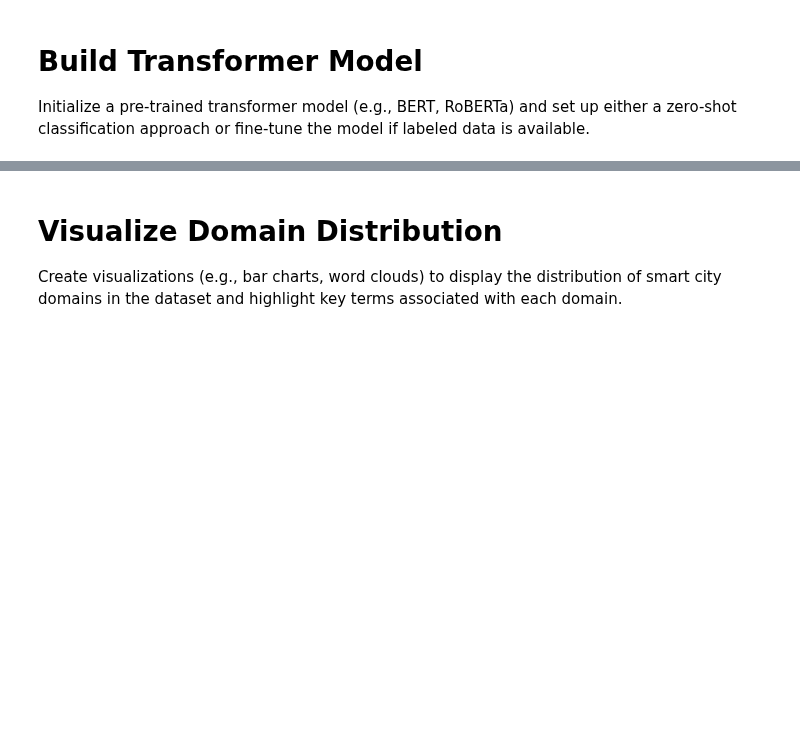
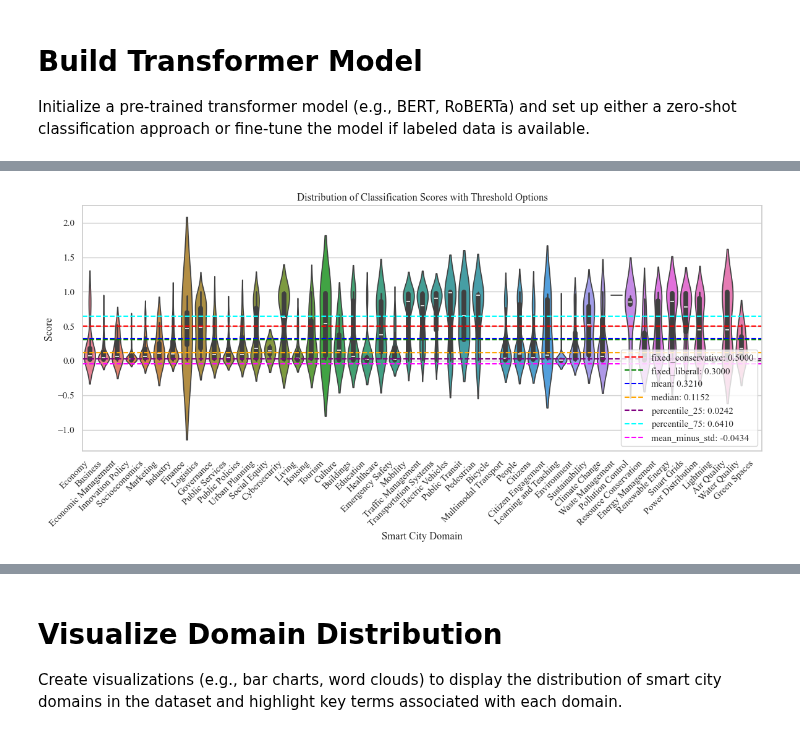
Before and after one commit to les2feup/genai-smartcity, a Jupyter notebook: notebooks/98-Abstract_Semantic_Classification.ipynb, the cells around one changed output, grey strips where cells are left out. Saved outputs shown, nothing was run; the diff lists cells and outputs as text; code cells hidden in the pictures; blank space fills up the shorter version.

Commit message:
Update smart city domain configurations and add model analysis results

```diff
--- a/notebooks/98-Abstract_Semantic_Classification.ipynb
+++ b/notebooks/98-Abstract_Semantic_Classification.ipynb
@@ -451,8 +356,0 @@ plt.show()
-# %%
-# List Unclassified Abstracts
-unclassified_abstracts = df_classifications[df_classifications['Classification'] == 'Unclassified']
-print(f"Number of unclassified abstracts: {len(unclassified_abstracts)}")
-unclassified_abstracts_list = unclassified_abstracts['Abstract'].tolist()
-print("Unclassified abstracts:")
-for abstract in unclassified_abstracts_list:
-    print(abstract)
@@ -496,0 +399,12 @@ print("Misclassified Abstracts:\n", misclassified)
+# %%
+# Display example classifications
+print("\nExample classifications:")
+for i, item in enumerate(test_abstracts):
+    print(f"\nAbstract {i+1} (DOI: {item['doi']}):")
+    print(f"Introduction (truncated): {item['introduction'][:512]}...")
+    print("Top 3 domains:")
+    for label, score in zip(
+        item["classification_result"]["labels"][:3],
+        item["classification_result"]["scores"][:3],
+    ):
+        print(f"  - {label}: {score:.4f}")
@@ -496,0 +472,58 @@ print("Misclassified Abstracts:\n", misclassified)
+# %%
+# Calculate statistical thresholds
+all_scores = []
+for scores in domain_scores.values():
+    all_scores.extend([s for s in scores if not np.isnan(s)])
+
+# Calculate various statistical thresholds
+thresholds = {
+    "fixed_conservative": 0.5,  # Standard fixed threshold
+    "fixed_liberal": 0.3,  # More inclusive fixed threshold
+    "mean": np.mean(all_scores),  # Average of all scores
+    "median": np.median(all_scores),  # Median (50th percentile)
+    "percentile_25": np.percentile(all_scores, 25),  # 25th percentile
+    "percentile_75": np.percentile(all_scores, 75),  # 75th percentile
+    "mean_minus_std": np.mean(all_scores)
+    - np.std(all_scores),  # Lower statistical bound
+}
+
+# Display calculated thresholds
+print("\n📏 Possible Thresholds:")
+for name, value in thresholds.items():
+    print(f"  - {name}: {value:.4f}")
+
+# Let's see how many domains would be assigned with each threshold
+print("\n📊 Domains Assigned per Abstract with Different Thresholds:")
+for name, threshold in thresholds.items():
+    domains_per_abstract = []
+    for abstract in test_abstracts:
+        if "classification_result" in abstract:
+            assigned_domains = sum(
+                1
+                for score in abstract["classification_result"]["scores"]
+                if score >= threshold
+            )
+            domains_per_abstract.append(assigned_domains)
+
+    avg_domains = np.mean(domains_per_abstract) if domains_per_abstract else 0
+    print(
+        f"  - {name} (threshold={threshold:.4f}): {avg_domains:.2f} domains per abstract"
+    )
+
+# Plot threshold lines on the violin plot
+plt.figure(figsize=(12, 6))
+sns.violinplot(data=pd.DataFrame(domain_scores))
+plt.xticks(rotation=45, ha="right")
+plt.title("Distribution of Classification Scores with Threshold Options")
+plt.ylabel("Score")
+plt.xlabel("Smart City Domain")
+
+# Add horizontal lines for thresholds with different colors
+colors = ["red", "green", "blue", "orange", "purple", "cyan", "magenta"]
+for (name, value), color in zip(thresholds.items(), colors):
+    plt.axhline(y=value, color=color, linestyle="--", label=f"{name}: {value:.4f}")
+
+plt.legend(loc="lower right")
+plt.tight_layout()
+plt.show()
+# %% [output]
@@ -496,0 +547 @@ print("Misclassified Abstracts:\n", misclassified)
+[figure, added]
```
Also changed, not shown: parts of 29 cells of this notebook, 7 other files.
